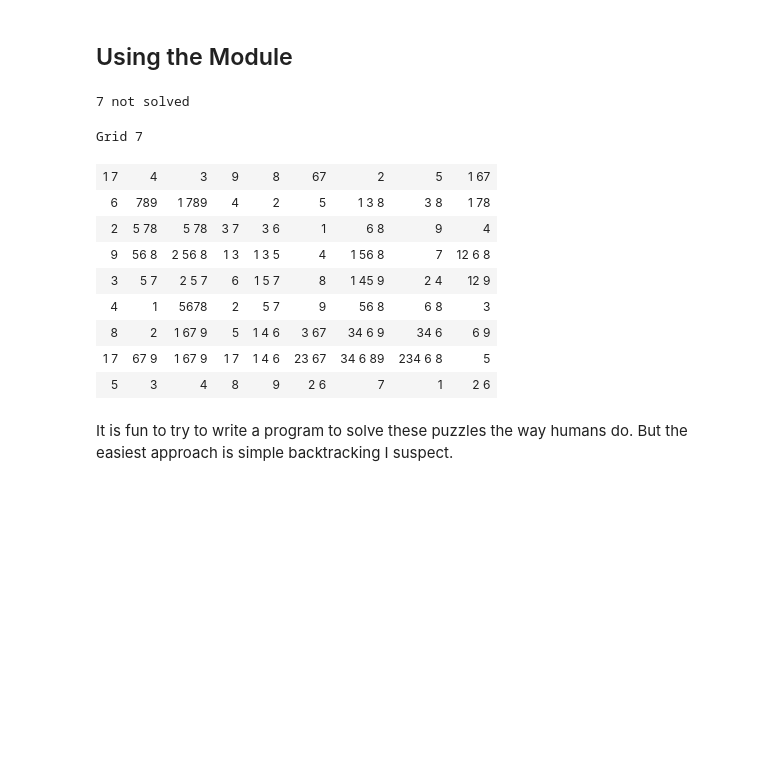
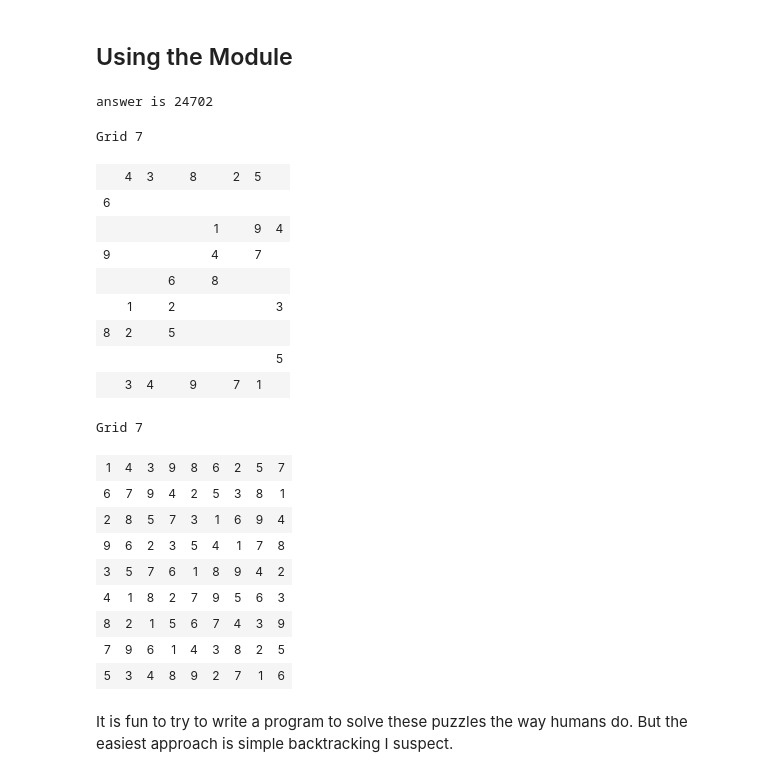
Before and after one commit to robireton/math-capstone, a Jupyter notebook: work/problem096.ipynb, the cells around one changed output. Cells and saved outputs as stored; diff of their text form; code cells hidden in the pictures; blank space fills up the shorter version.

Commit message:
all puzzles solved

```diff
--- a/work/problem096.ipynb
+++ b/work/problem096.ipynb
@@ -378,33 +432,50 @@ end
 Main.Sudoku
 # %% [markdown]
 ## Using the Module
-# %%
-puzzles = Vector{Any}(nothing, 50)
-puzzlefile = open("p096_sudoku.txt")
-for p in 1:50
-    n, g = Sudoku.readgrid(puzzlefile)
-#     println("\nPuzzle $n")
-    puzzles[n] = copy(g)
-    a, b = Sudoku.solvepuzzle(g)
-    a || println("\n$n not solved")
-end
-close(puzzlefile)
-# %% [output]
-7 not solved
-# %%
-G = puzzles[7]
-a, b, c = Sudoku.solvepuzzle(G)
-Sudoku.displaygrid(c, caption="Grid 7")
-# %% [output]
-Grid 7
-| 1 7 | 4 | 3 | 9 | 8 | 67 | 2 | 5 | 1 67 |
-| 6 | 789 | 1 789 | 4 | 2 | 5 | 1 3 8 | 3 8 | 1 78 |
-| 2 | 5 78 | 5 78 | 3 7 | 3 6 | 1 | 6 8 | 9 | 4 |
-| 9 | 56 8 | 2 56 8 | 1 3 | 1 3 5 | 4 | 1 56 8 | 7 | 12 6 8 |
-| 3 | 5 7 | 2 5 7 | 6 | 1 5 7 | 8 | 1 45 9 | 2 4 | 12 9 |
-| 4 | 1 | 5678 | 2 | 5 7 | 9 | 56 8 | 6 8 | 3 |
-| 8 | 2 | 1 67 9 | 5 | 1 4 6 | 3 67 | 34 6 9 | 34 6 | 6 9 |
-| 1 7 | 67 9 | 1 67 9 | 1 7 | 1 4 6 | 23 67 | 34 6 89 | 234 6 8 | 5 |
-| 5 | 3 | 4 | 8 | 9 | 2 6 | 7 | 1 | 2 6 |
+# %%
+solved = Dict()
+unsolved = Dict()
+puzzlefile = open("p096_sudoku.txt")
+for p in 1:50
+    n, g = Sudoku.readgrid(puzzlefile)
+    a, b, c = Sudoku.solvepuzzle(g)
+    if a
+        solved[n] = (copy(g), b)
+    else
+        unsolved[n] = (copy(g), c)
+    end
+end
+close(puzzlefile)
+if length(solved) == 50
+    answer = sum(parse(Int, "$(s[1,1])$(s[1,2])$(s[1,3])") for (p, s) in values(solved))
+    @assert isequal(answer, 24702)
+    println("answer is $answer")
+end
+# %% [output]
+answer is 24702
+# %%
+Sudoku.displaygrid(solved[7][1], caption="Grid 7")
+Sudoku.displaygrid(solved[7][2], caption="Grid 7")
+# %% [output]
+Grid 7
+|  | 4 | 3 |  | 8 |  | 2 | 5 |  |
+| 6 |  |  |  |  |  |  |  |  |
+|  |  |  |  |  | 1 |  | 9 | 4 |
+| 9 |  |  |  |  | 4 |  | 7 |  |
+|  |  |  | 6 |  | 8 |  |  |  |
+|  | 1 |  | 2 |  |  |  |  | 3 |
+| 8 | 2 |  | 5 |  |  |  |  |  |
+|  |  |  |  |  |  |  |  | 5 |
+|  | 3 | 4 |  | 9 |  | 7 | 1 |  |
+Grid 7
+| 1 | 4 | 3 | 9 | 8 | 6 | 2 | 5 | 7 |
+| 6 | 7 | 9 | 4 | 2 | 5 | 3 | 8 | 1 |
+| 2 | 8 | 5 | 7 | 3 | 1 | 6 | 9 | 4 |
+| 9 | 6 | 2 | 3 | 5 | 4 | 1 | 7 | 8 |
+| 3 | 5 | 7 | 6 | 1 | 8 | 9 | 4 | 2 |
+| 4 | 1 | 8 | 2 | 7 | 9 | 5 | 6 | 3 |
+| 8 | 2 | 1 | 5 | 6 | 7 | 4 | 3 | 9 |
+| 7 | 9 | 6 | 1 | 4 | 3 | 8 | 2 | 5 |
+| 5 | 3 | 4 | 8 | 9 | 2 | 7 | 1 | 6 |
 # %% [markdown]
 It is fun to try to write a program to solve these puzzles the way humans do. But the easiest approach is simple backtracking I suspect.
```
Also changed, not shown: parts of 1 cell of this notebook.
